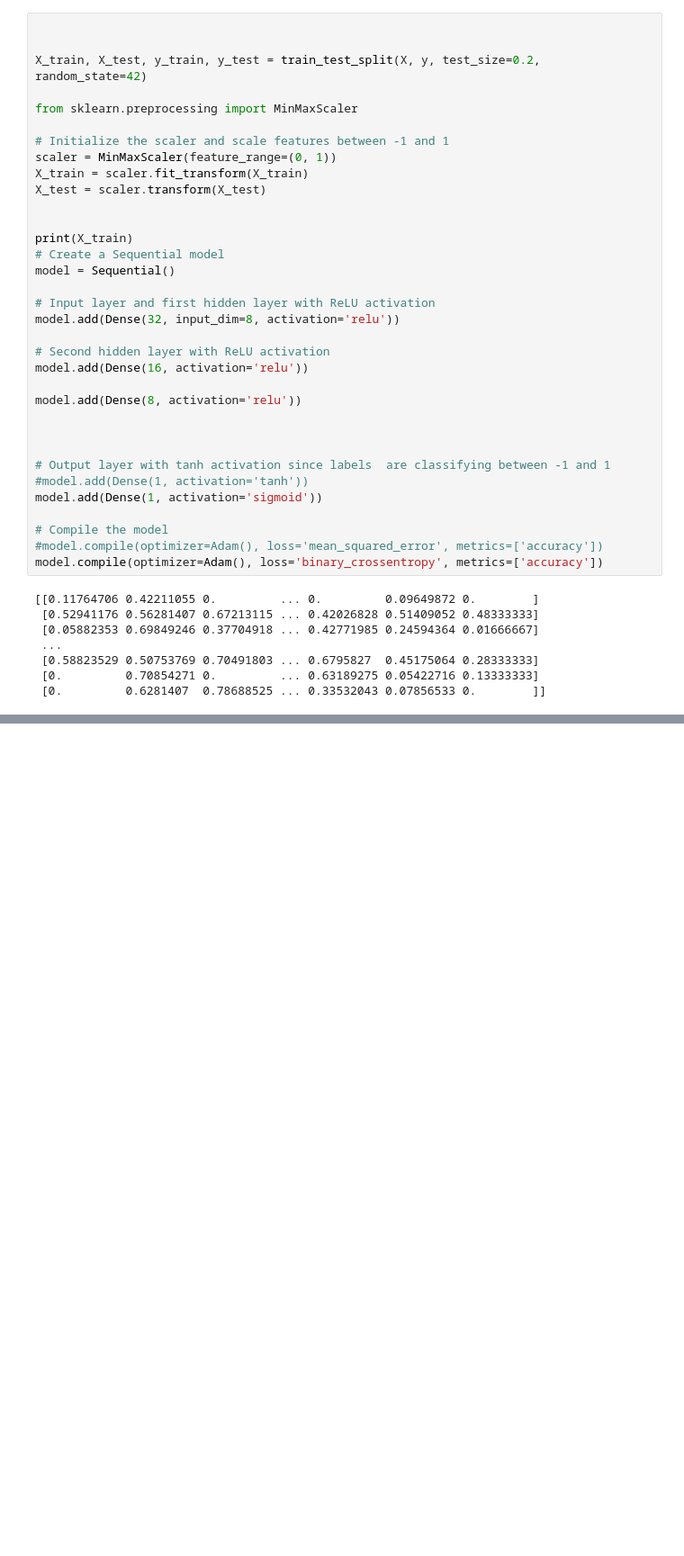
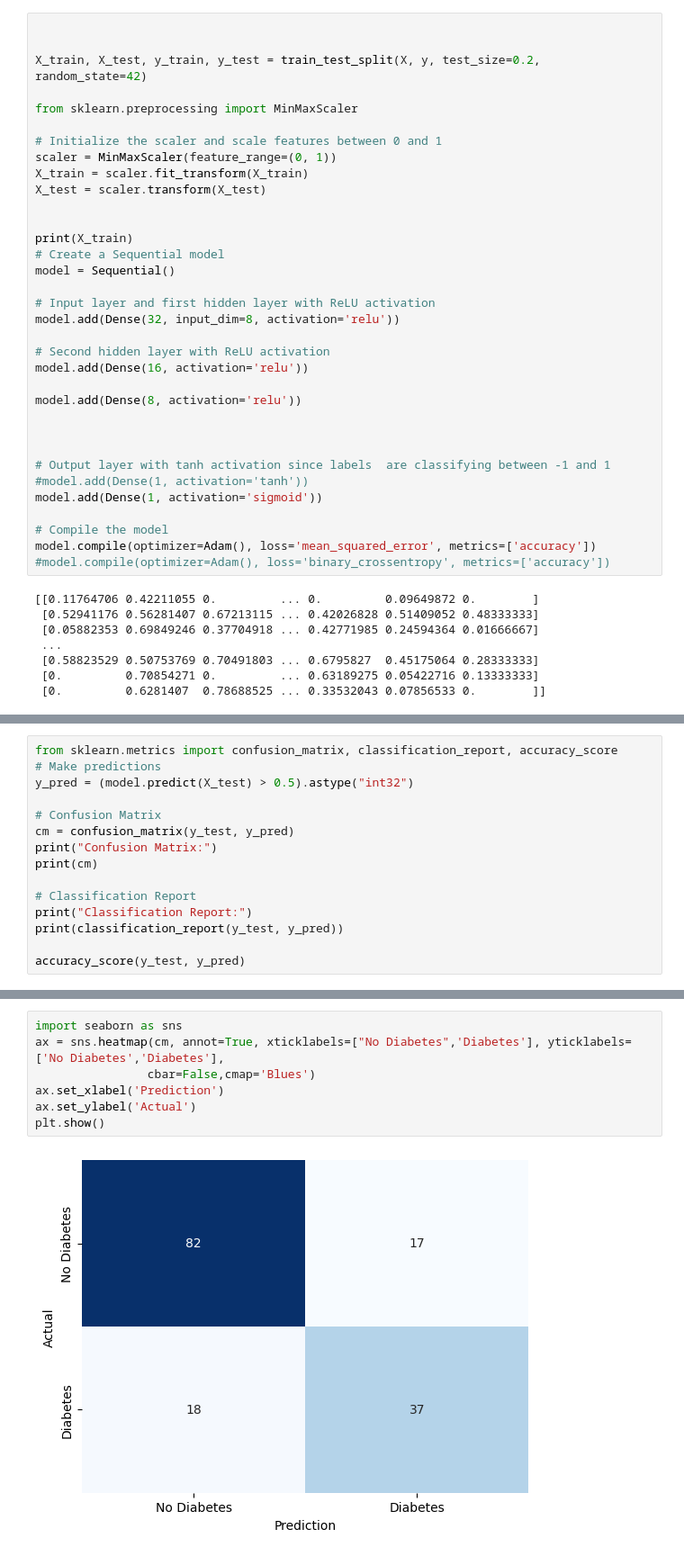
Before and after one commit to Niranjen99/Deep_Learning_Assessment_1, a Jupyter notebook: MLPDiabetes.ipynb, the cells around one changed output, grey strips where cells are left out. Shown: that part at 90% size. Saved outputs shown, nothing was run; the diff lists cells and outputs as text; blank space fills up the shorter version.

```diff
--- a/MLPDiabetes.ipynb
+++ b/MLPDiabetes.ipynb
@@ -61,7 +61,7 @@ X_train, X_test, y_train, y_test = train_test_split(X, y, test_size=0.2, random_
 
 from sklearn.preprocessing import MinMaxScaler
 
-# Initialize the scaler and scale features between -1 and 1
+# Initialize the scaler and scale features between 0 and 1
 scaler = MinMaxScaler(feature_range=(0, 1))
 X_train = scaler.fit_transform(X_train)
 X_test = scaler.transform(X_test)
@@ -86,8 +86,8 @@ model.add(Dense(8, activation='relu'))
 model.add(Dense(1, activation='sigmoid'))
 
 # Compile the model
-#model.compile(optimizer=Adam(), loss='mean_squared_error', metrics=['accuracy'])
-model.compile(optimizer=Adam(), loss='binary_crossentropy', metrics=['accuracy'])
+model.compile(optimizer=Adam(), loss='mean_squared_error', metrics=['accuracy'])
+#model.compile(optimizer=Adam(), loss='binary_crossentropy', metrics=['accuracy'])
 # %% [output]
 [[0.11764706 0.42211055 0.         ... 0.         0.09649872 0.        ]
  [0.52941176 0.56281407 0.67213115 ... 0.42026828 0.51409052 0.48333333]
@@ -128,0 +150,15 @@ Test Accuracy: 78.57%
+# %%
+from sklearn.metrics import confusion_matrix, classification_report, accuracy_score
+# Make predictions
+y_pred = (model.predict(X_test) > 0.5).astype("int32")
+
+# Confusion Matrix
+cm = confusion_matrix(y_test, y_pred)
+print("Confusion Matrix:")
+print(cm)
+
+# Classification Report
+print("Classification Report:")
+print(classification_report(y_test, y_pred))
+
+accuracy_score(y_test, y_pred)
@@ -128,0 +180,9 @@ Test Accuracy: 78.57%
+# %%
+import seaborn as sns
+ax = sns.heatmap(cm, annot=True, xticklabels=["No Diabetes",'Diabetes'], yticklabels=['No Diabetes','Diabetes'],
+                cbar=False,cmap='Blues')
+ax.set_xlabel('Prediction')
+ax.set_ylabel('Actual')
+plt.show()
+# %% [output]
+[figure, added]
```
Also changed, not shown: parts of 7 cells of this notebook.
